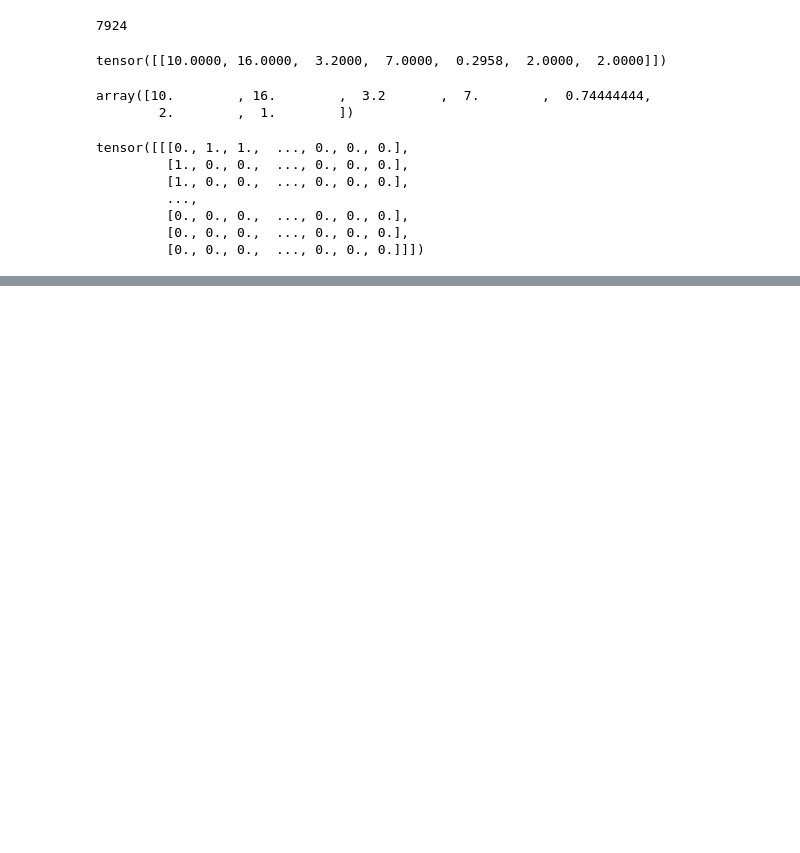
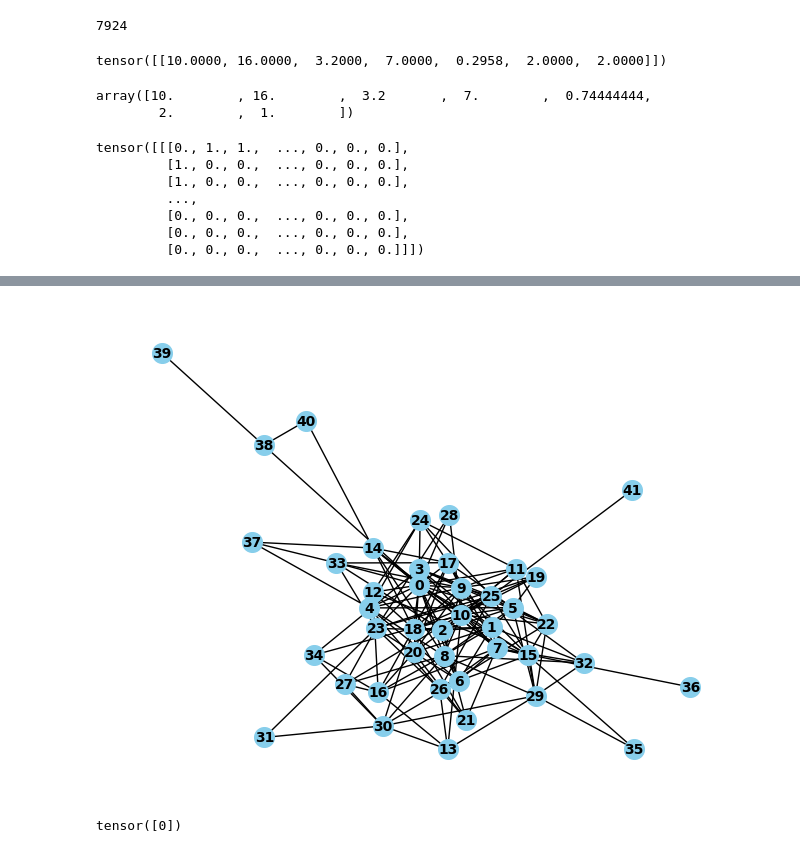
Before and after one commit to matthieuml/GGSP, a Jupyter notebook: src/ggsp/metrics/utils.ipynb, the cells around one changed output, grey strips where cells are left out. Saved outputs shown, nothing was run; the diff lists cells and outputs as text; code cells hidden in the pictures; blank space fills up the shorter version.

```diff
--- a/src/ggsp/metrics/utils.ipynb
+++ b/src/ggsp/metrics/utils.ipynb
@@ -206,0 +279,14 @@ tensor([[[0., 1., 1.,  ..., 0., 0., 0.],
+# %%
+G_target = nx.from_numpy_array(output.squeeze().detach().numpy(), create_using=nx.Graph)
+to_remove = []
+for node in G_target.nodes():
+    if G_target.degree(node) == 0:
+        to_remove.append(node)
+G_target.remove_nodes_from(to_remove)
+nx.draw(G_target, with_labels=True, font_weight='bold', node_color='skyblue', node_size=200, font_size=10)
+# %% [output]
+[figure, added]
+# %%
+idx_shuffle_A
+# %% [output]
+tensor([0])
```
Also changed, not shown: parts of 26 cells of this notebook.
